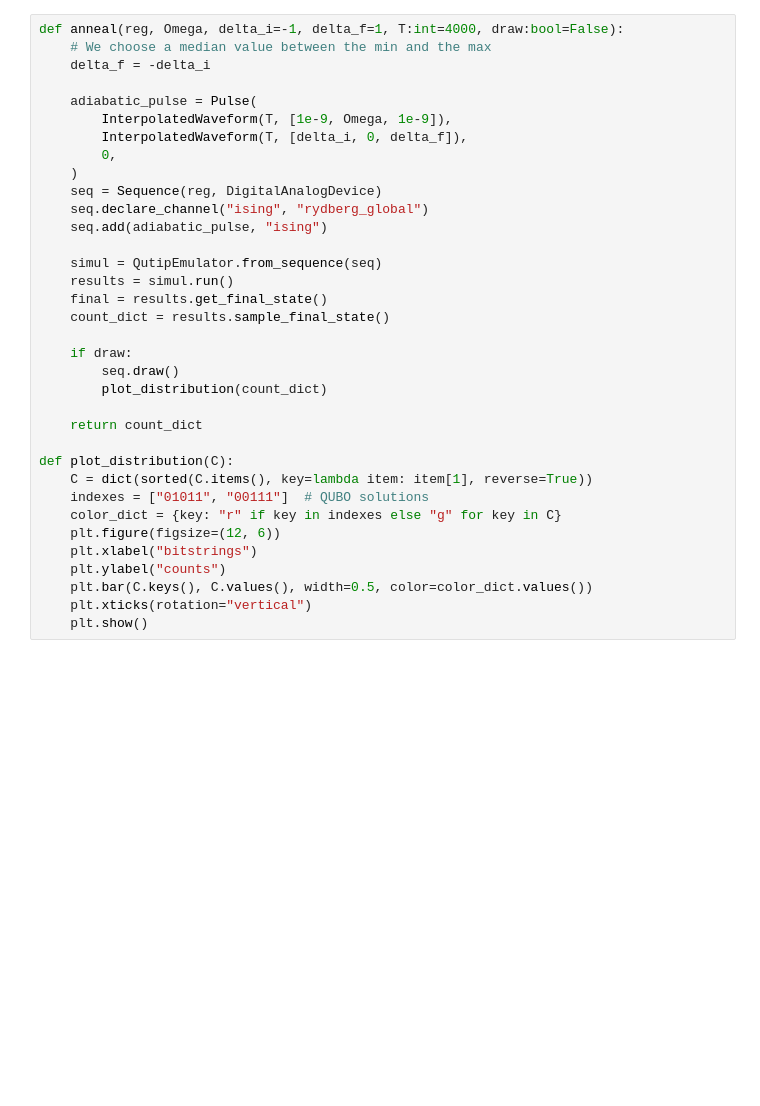
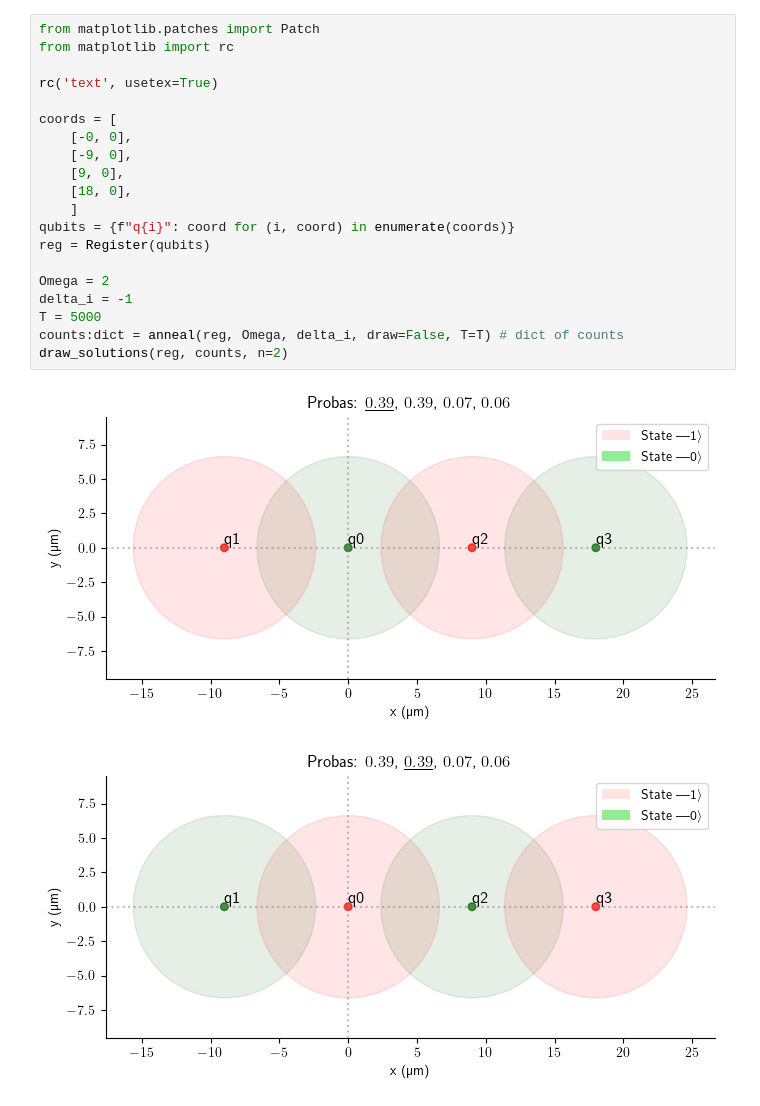
Before and after one commit to BoGGoG/PulserLearn, a Jupyter notebook: QuantumWires.ipynb, the cells around one changed output. Saved outputs shown, nothing was run; the diff lists cells and outputs as text; blank space fills up the shorter version.

```diff
--- a/QuantumWires.ipynb
+++ b/QuantumWires.ipynb
@@ -17,35 +19,23 @@ from scipy.spatial.distance import pdist, squareform
-# %%
-def anneal(reg, Omega, delta_i=-1, delta_f=1, T:int=4000, draw:bool=False):
-    # We choose a median value between the min and the max
-    delta_f = -delta_i
-
-    adiabatic_pulse = Pulse(
-        InterpolatedWaveform(T, [1e-9, Omega, 1e-9]),
-        InterpolatedWaveform(T, [delta_i, 0, delta_f]),
-        0,
-    )
-    seq = Sequence(reg, DigitalAnalogDevice)
-    seq.declare_channel("ising", "rydberg_global")
-    seq.add(adiabatic_pulse, "ising")
-
-    simul = QutipEmulator.from_sequence(seq)
-    results = simul.run()
-    final = results.get_final_state()
-    count_dict = results.sample_final_state()
-
-    if draw:
-        seq.draw()
-        plot_distribution(count_dict)
-
-    return count_dict
-
-def plot_distribution(C):
-    C = dict(sorted(C.items(), key=lambda item: item[1], reverse=True))
-    indexes = ["01011", "00111"]  # QUBO solutions
-    color_dict = {key: "r" if key in indexes else "g" for key in C}
-    plt.figure(figsize=(12, 6))
-    plt.xlabel("bitstrings")
-    plt.ylabel("counts")
-    plt.bar(C.keys(), C.values(), width=0.5, color=color_dict.values())
-    plt.xticks(rotation="vertical")
-    plt.show()
+# %%
+from matplotlib.patches import Patch
+from matplotlib import rc
+
+rc('text', usetex=True)
+
+coords = [
+    [-0, 0],
+    [-9, 0],
+    [9, 0],
+    [18, 0],
+    ]
+qubits = {f"q{i}": coord for (i, coord) in enumerate(coords)}
+reg = Register(qubits)
+
+Omega = 2
+delta_i = -1
+T = 5000
+counts:dict = anneal(reg, Omega, delta_i, draw=False, T=T) # dict of counts
+draw_solutions(reg, counts, n=2)
+# %% [output]
+[figure, added]
+[figure, added]
```
Also changed, not shown: parts of 6 cells of this notebook, 2 other files.
